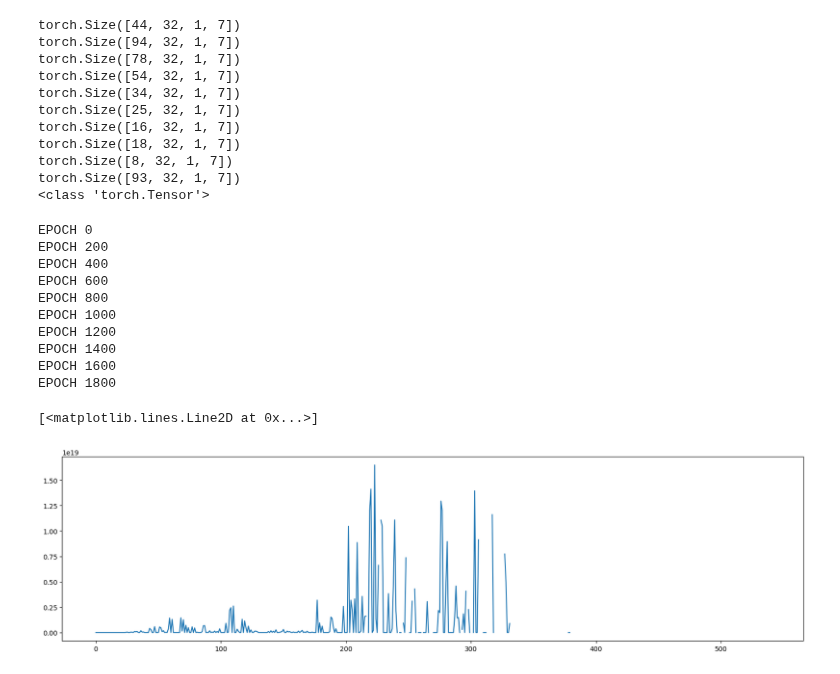
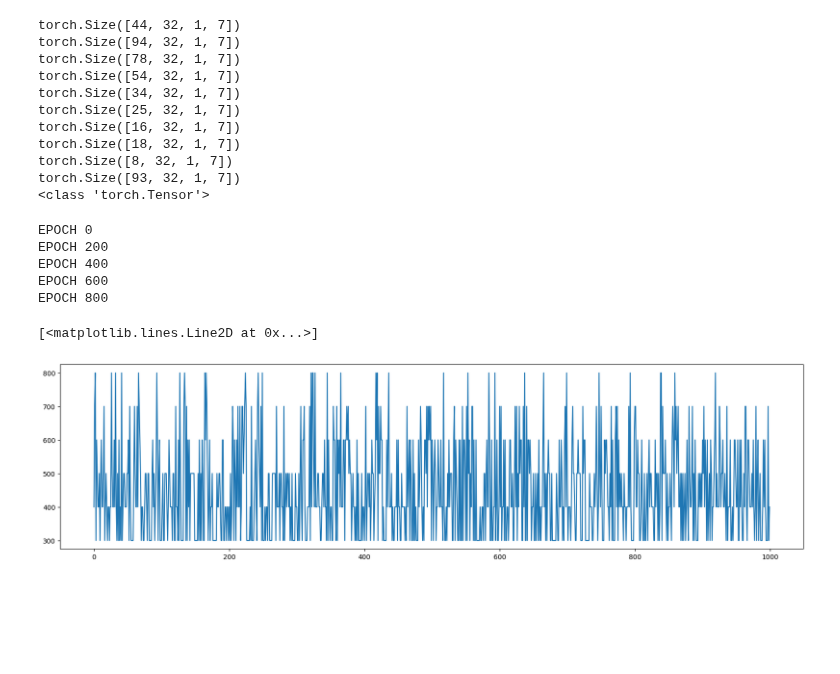
Before and after one commit to adarshramiyer/gAIt, a Jupyter notebook: siamese_net/triplet_scnn_experimentation.ipynb, the cells around one changed output. Cells and saved outputs as stored; diff of their text form; code cells hidden in the pictures; blank space fills up the shorter version.

```diff
--- a/siamese_net/triplet_scnn_experimentation.ipynb
+++ b/siamese_net/triplet_scnn_experimentation.ipynb
@@ -231,11 +231,15 @@ class SiameseNet(nn.Module):
 
         #print('AFTER FLATTEN: ' + str(x.size()))
 
+        x = F.normalize(x, p=2, dim=0)
+
         x = F.leaky_relu(self.fc1(x), negative_slope=0.1)
         x = F.leaky_relu(self.fc2(x), negative_slope=0.1)
         x = F.leaky_relu(self.fc3(x), negative_slope=0.1)
         x = F.leaky_relu(self.fc4(x), negative_slope=0.1)
         x = F.leaky_relu(self.fc5(x), negative_slope=0.1)
+
+        x = F.normalize(x, p=2, dim=0)
 
         #x = self.sigmoid(x * self.temperature)
         return x
@@ -272,7 +276,7 @@ def get_anchor_pos_neg():
 # %%
 # training model
 
-num_epochs = 2000
+num_epochs = 1000
 
 losses = []
 
@@ -286,39 +290,34 @@ for epoch in range(num_epochs):
     anchor, positive, negative, label_delta = get_anchor_pos_neg()
     label_margin = label_delta * label_to_margin_scale
     #print(anchor.size())
     #print(positive.size())
     #print(negative.size())
     a_enc = model(anchor)
     p_enc = model(positive)
     n_enc = model(negative)
 
     triplet_loss = nn.TripletMarginLoss(margin=label_margin)
 
     loss = triplet_loss(a_enc, p_enc, n_enc)
     mse_loss = mse(a_enc, p_enc)
 
     losses.append(loss.item())
 
     loss.backward()
     optimizer.step()
 
     if (epoch % 200 == 0):
         print('EPOCH ' + str(epoch))
 
 ax.plot(losses)
 # %% [output]
 EPOCH 0
 EPOCH 200
 EPOCH 400
 EPOCH 600
 EPOCH 800
-EPOCH 1000
-EPOCH 1200
-EPOCH 1400
-EPOCH 1600
-EPOCH 1800
 [<matplotlib.lines.Line2D at 0x...>]
-[figure, old version]
+[figure, new version]
 # %%
 # examining 2d encodings
 
```
Also changed, not shown: parts of 1 cell of this notebook.
